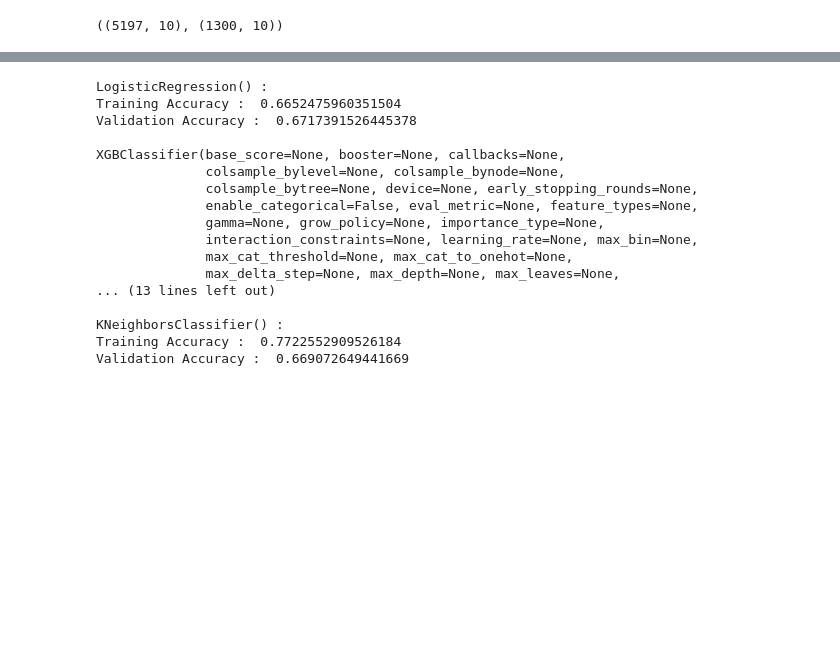
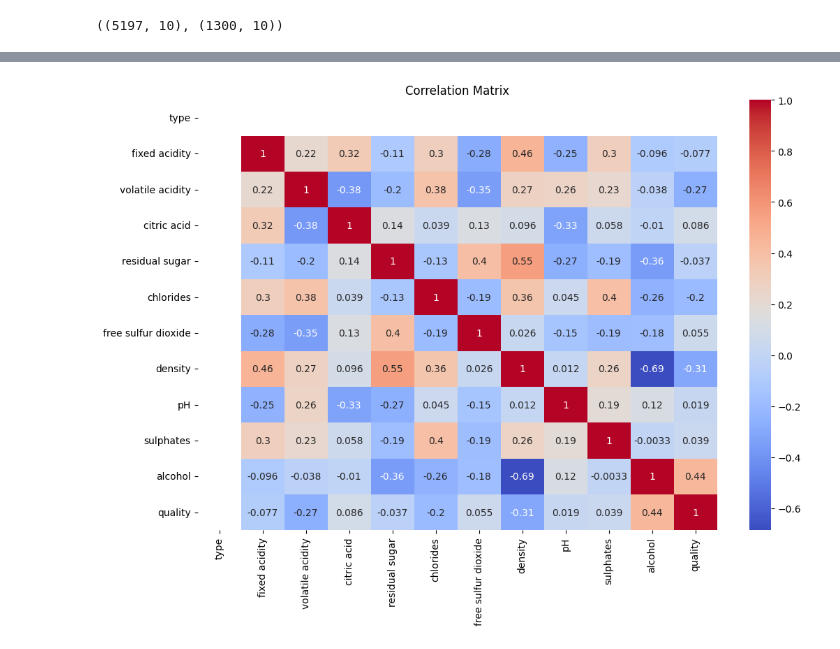
Before and after one commit to NicolaiHjorth/mal1, a Jupyter notebook: Wine_quality_prediction.ipynb, the cells around one changed output, grey strips where cells are left out. Drawn from its saved outputs; the diff is of its cells as text; code cells hidden in the pictures; blank space fills up the shorter version.

```diff
--- a/Wine_quality_prediction.ipynb
+++ b/Wine_quality_prediction.ipynb
@@ -112,7 +142,5 @@ plt.show()
 # %%
 df = df.drop('total sulfur dioxide', axis=1)
-# %%
-df['best quality'] = [1 if x > 5 else 0 for x in df.quality]
 # %%
 df.replace({'white': 1, 'red': 0}, inplace=True)
 # %%
@@ -243,36 +241,13 @@ weighted avg       0.75      0.75      0.75      1300
-# %%
-from sklearn.decomposition import PCA
-
-# Apply PCA
-pca = PCA(n_components=2)
-xtrain_pca = pca.fit_transform(xtrain)
-xtest_pca = pca.transform(xtest)
-
-# Train and evaluate models using PCA-transformed features
-models_pca = [LogisticRegression(), XGBClassifier(), SVC(kernel='rbf'), RidgeClassifier(), KNeighborsClassifier()]
-
-for i in range(len(models_pca)):
-    models_pca[i].fit(xtrain_pca, ytrain)
-
-    print(f'{models_pca[i]} : ')
-    print('Training Accuracy : ', metrics.roc_auc_score(ytrain, models_pca[i].predict(xtrain_pca)))
-    print('Validation Accuracy : ', metrics.roc_auc_score(ytest, models_pca[i].predict(xtest_pca)))
-    print()
-# %% [output]
-LogisticRegression() :
-Training Accuracy :  0.6652475960351504
-Validation Accuracy :  0.6717391526445378
-
-XGBClassifier(base_score=None, booster=None, callbacks=None,
-              colsample_bylevel=None, colsample_bynode=None,
-              colsample_bytree=None, device=None, early_stopping_rounds=None,
-              enable_categorical=False, eval_metric=None, feature_types=None,
-              gamma=None, grow_policy=None, importance_type=None,
-              interaction_constraints=None, learning_rate=None, max_bin=None,
-              max_cat_threshold=None, max_cat_to_onehot=None,
-              max_delta_step=None, max_depth=None, max_leaves=None,
-... (13 lines left out)
-
-KNeighborsClassifier() :
-Training Accuracy :  0.7722552909526184
-Validation Accuracy :  0.669072649441669
+# %%
+import seaborn as sb
+
+# Calculate the correlation matrix
+corr_matrix = df.corr()
+
+# Plot the correlation matrix
+plt.figure(figsize=(12, 8))
+sb.heatmap(corr_matrix, annot=True, cmap='coolwarm', cbar=True)
+plt.title('Correlation Matrix')
+plt.show()
+# %% [output]
+[figure, added]
```
Also changed, not shown: parts of 13 cells of this notebook.
